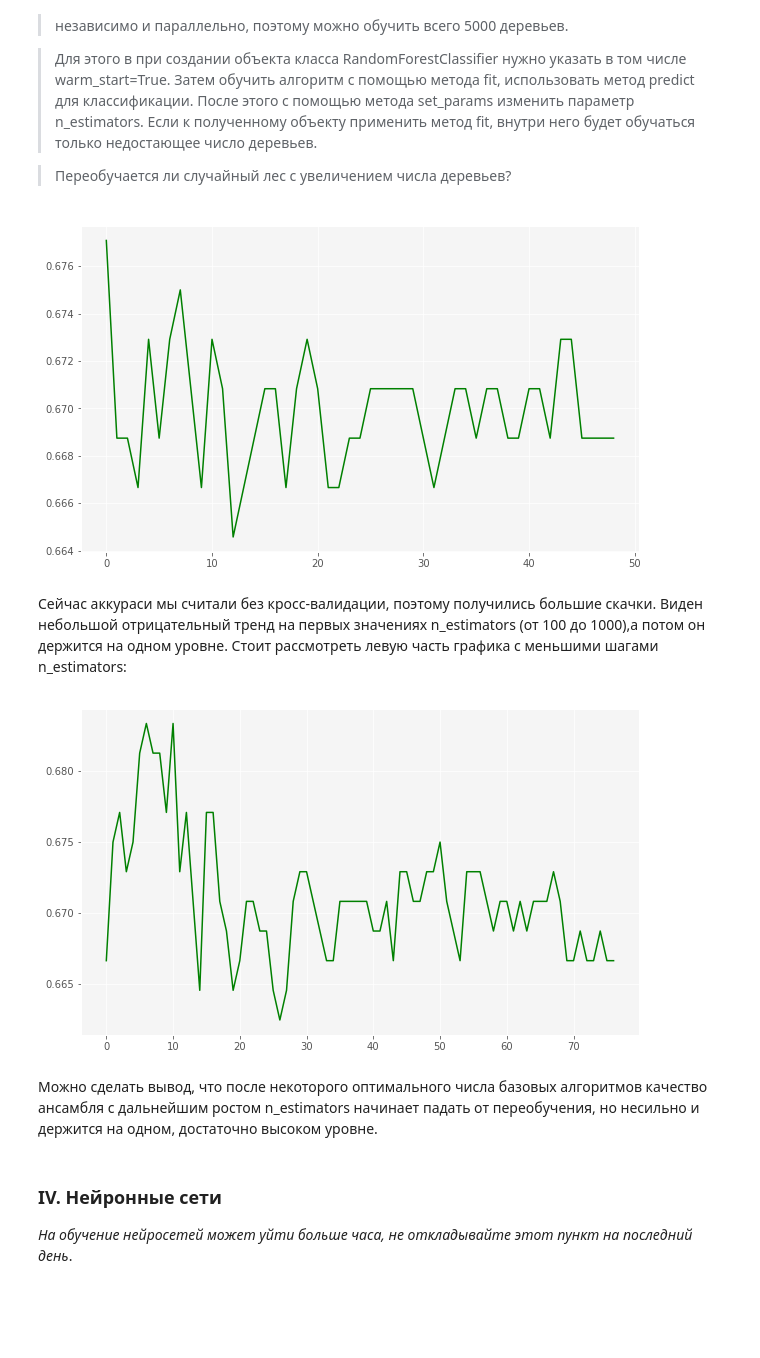
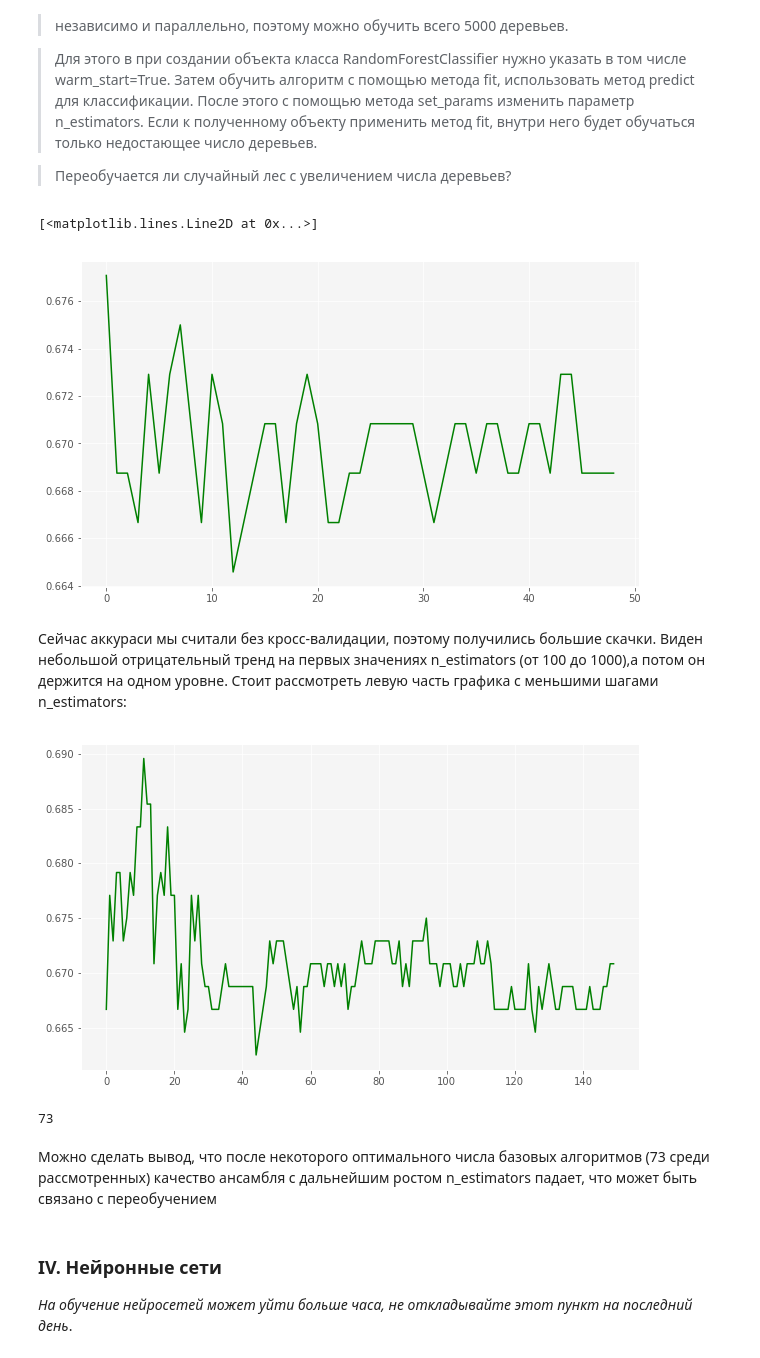
Before and after one commit to nichitagherman/ML_Eco_2017, a Jupyter notebook: hw_04/hw04-GolovinaMS.ipynb, the cells around one changed output. Cells and saved outputs as stored; diff of their text form; code cells hidden in the pictures; blank space fills up the shorter version.

```diff
--- a/hw_04/hw04-GolovinaMS.ipynb
+++ b/hw_04/hw04-GolovinaMS.ipynb
@@ -591,24 +591,29 @@ for i in range(49):
     acc.append(accuracy_score(y_test, rfc.predict(X_test)))
     rfc.n_estimators += 100
 
-_ = plt.plot(acc, '-g')
+plt.plot(acc, '-g')
 # %% [output]
+[<matplotlib.lines.Line2D at 0x...>]
 [figure]
 # %% [markdown]
 Сейчас аккураси мы считали без кросс-валидации, поэтому получились большие скачки. Виден небольшой отрицательный тренд  на первых значениях n_estimators (от 100 до 1000),а потом он держится на одном уровне. Стоит рассмотреть левую часть графика с меньшими шагами n_estimators:
 # %%
 acc = []
 rfc = RandomForestClassifier(n_estimators = 40,  warm_start = True, random_state = 42)
-for i in range(77):
+for i in range(150):
     rfc.fit(X_train, y_train)
     acc.append(accuracy_score(y_test, rfc.predict(X_test)))
-    rfc.n_estimators += 5
+    rfc.n_estimators += 3
 
-_ = plt.plot(acc, '-g')
+plt.plot(acc, '-g');
 # %% [output]
-[figure, old version]
+[figure, new version]
+# %%
+np.argmax(acc)*3+40
+# %% [output]
+73
 # %% [markdown]
-Можно сделать вывод, что после некоторого оптимального числа базовых алгоритмов качество ансамбля с дальнейшим ростом n_estimators начинает падать от переобучения, но несильно и держится на одном, достаточно высоком уровне.
+Можно сделать вывод, что после некоторого оптимального числа базовых алгоритмов (73 среди рассмотренных) качество ансамбля с дальнейшим ростом n_estimators падает, что может быть связано с переобучением
 # %% [markdown]
 ### IV. Нейронные сети
 
```
Also changed, not shown: parts of 10 cells of this notebook.
